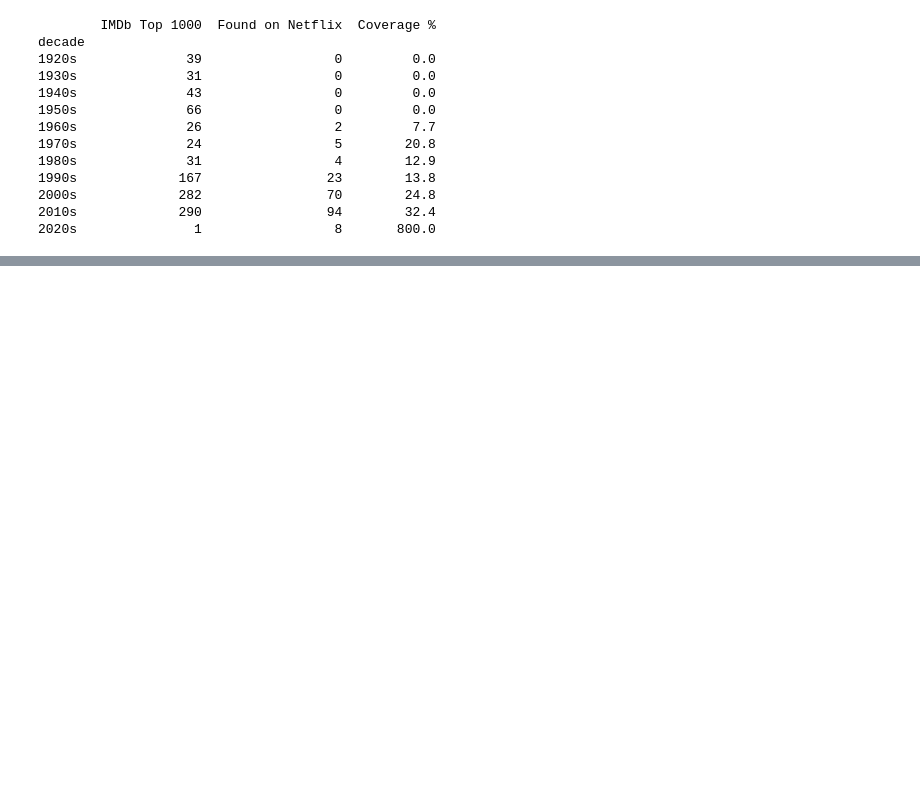
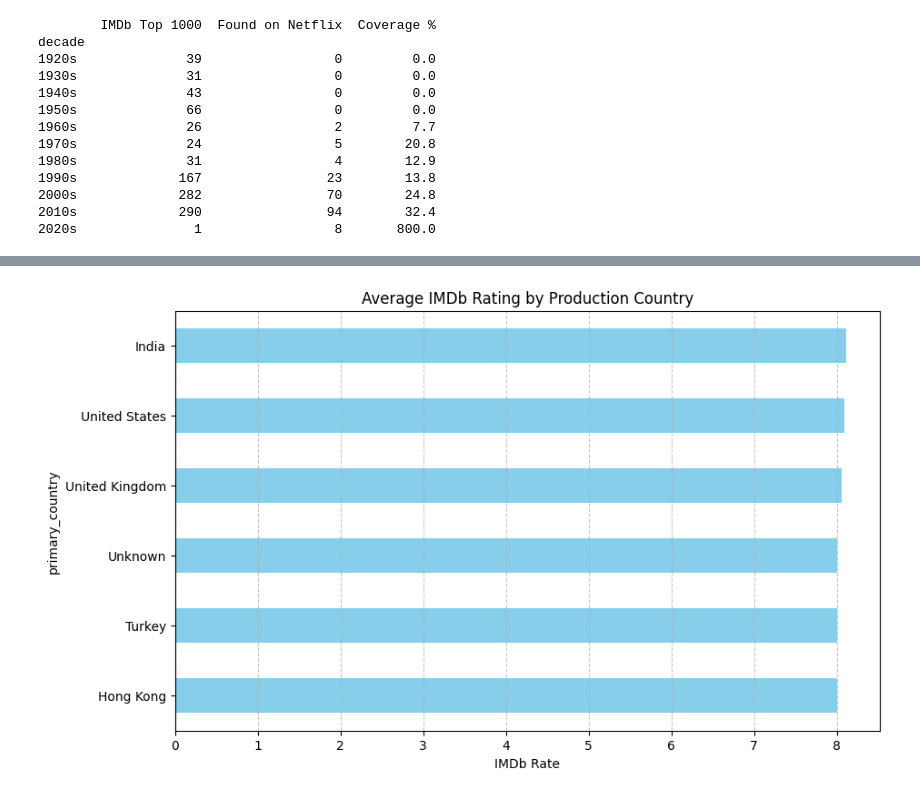
Before and after one commit to FOTIS21/IREI_FINAL, a Jupyter notebook: main.ipynb, the cells around one changed output, grey strips where cells are left out. Drawn from its saved outputs; the diff is of its cells as text; code cells hidden in the pictures; blank space fills up the shorter version.

Commit message:
Updated notebook with Bias Tool analysis

```diff
--- a/main.ipynb
+++ b/main.ipynb
@@ -418,0 +421,17 @@ plt.show()
+# %%
+# 1. Install fairlearn if you haven't yet (Run in terminal)
+# !pip install fairlearn
+
+import pandas as pd
+from fairlearn.metrics import MetricFrame
+import numpy as np
+
+# Prepare the data
+# We'll create a simplified 'primary_country' feature from Netflix
+merged_df['primary_country'] = merged_df['country'].fillna('Unknown').apply(lambda x: x.split(',')[0])
+
+# We'll filter for countries with at least 5 movies to make the results meaningful
+top_countries = merged_df['primary_country'].value_counts()[merged_df['primary_country'].value_counts() >= 5].index
+df_fairness = merged_df[merged_df['primary_country'].isin(top_countries)].copy()
+
+print(f"Analyzing fairness across top countries (at least 5 movies each): {list(top_countries)}")
@@ -418,0 +440,62 @@ plt.show()
+# %%
+import pandas as pd
+import numpy as np
+from fairlearn.metrics import MetricFrame, selection_rate
+import matplotlib.pyplot as plt
+
+# 1. AGGRESSIVE CLEANING
+# Ensure numeric, no NaNs, and reset index
+df_fair = merged_df.copy()
+df_fair['Rate'] = pd.to_numeric(df_fair['Rate'], errors='coerce')
+df_fair['primary_country'] = df_fair['country'].fillna('Unknown').apply(lambda x: str(x).split(',')[0].strip())
+df_fair = df_fair.dropna(subset=['Rate', 'primary_country'])
+
+# Filter for countries with at least 5 movies for statistical validity
+counts = df_fair['primary_country'].value_counts()
+top_countries = counts[counts >= 5].index
+df_fair = df_fair[df_fair['primary_country'].isin(top_countries)].copy()
+
+# Create binary label for "High Rated" movies
+df_fair['is_high_rated'] = (df_fair['Rate'] >= 8.0).astype(int)
+
+# 2. CONVERT TO LISTS (This avoids the "Scalar Index" Error)
+# By using tolist(), we remove all Pandas/Numpy indexing metadata
+y_true_list = df_fair['Rate'].tolist()
+sf_list = df_fair['primary_country'].tolist()
+binary_y_list = df_fair['is_high_rated'].tolist()
+
+print(f"Data ready. Analyzing {len(df_fair)} movies across {len(top_countries)} countries.\n")
+
+try:
+    # 3. FAIRLEARN ANALYSIS
+    metrics_dict = {'avg_rating': np.mean}
+
+    mf = MetricFrame(
+        metrics=metrics_dict,
+        y_true=y_true_list,
+        y_pred=y_true_list, # We use y_true as y_pred to get descriptive stats by group
+        sensitive_features=sf_list
+    )
+
+    print("--- Bias Identification (Fairlearn) ---")
+    print(mf.by_group)
+    print(f"\nMax Rating Gap: {mf.difference()['avg_rating']:.2f}")
+
+except Exception as e:
+    print(f"Fairlearn still having issues: {e}")
+    print("\n--- Plan B: Identifying Bias with Pandas (Manual Calculation) ---")
+    # This is a valid "Tool" approach for the assignment!
+    bias_analysis = df_fair.groupby('primary_country')['Rate'].mean().sort_values(ascending=False)
+    print(bias_analysis)
+
+    gap = bias_analysis.max() - bias_analysis.min()
+    print(f"\nManual Bias Gap Calculation: {gap:.2f}")
+
+# 4. VISUALIZATION OF BIAS
+plt.figure(figsize=(10, 6))
+df_fair.groupby('primary_country')['Rate'].mean().sort_values().plot(kind='barh', color='skyblue')
+plt.title('Average IMDb Rating by Production Country')
+plt.xlabel('IMDb Rate')
+plt.grid(axis='x', linestyle='--', alpha=0.7)
+plt.show()
+# %% [output]
@@ -418,0 +517 @@ plt.show()
+[figure, added]
```
Also changed, not shown: parts of 18 cells of this notebook.
